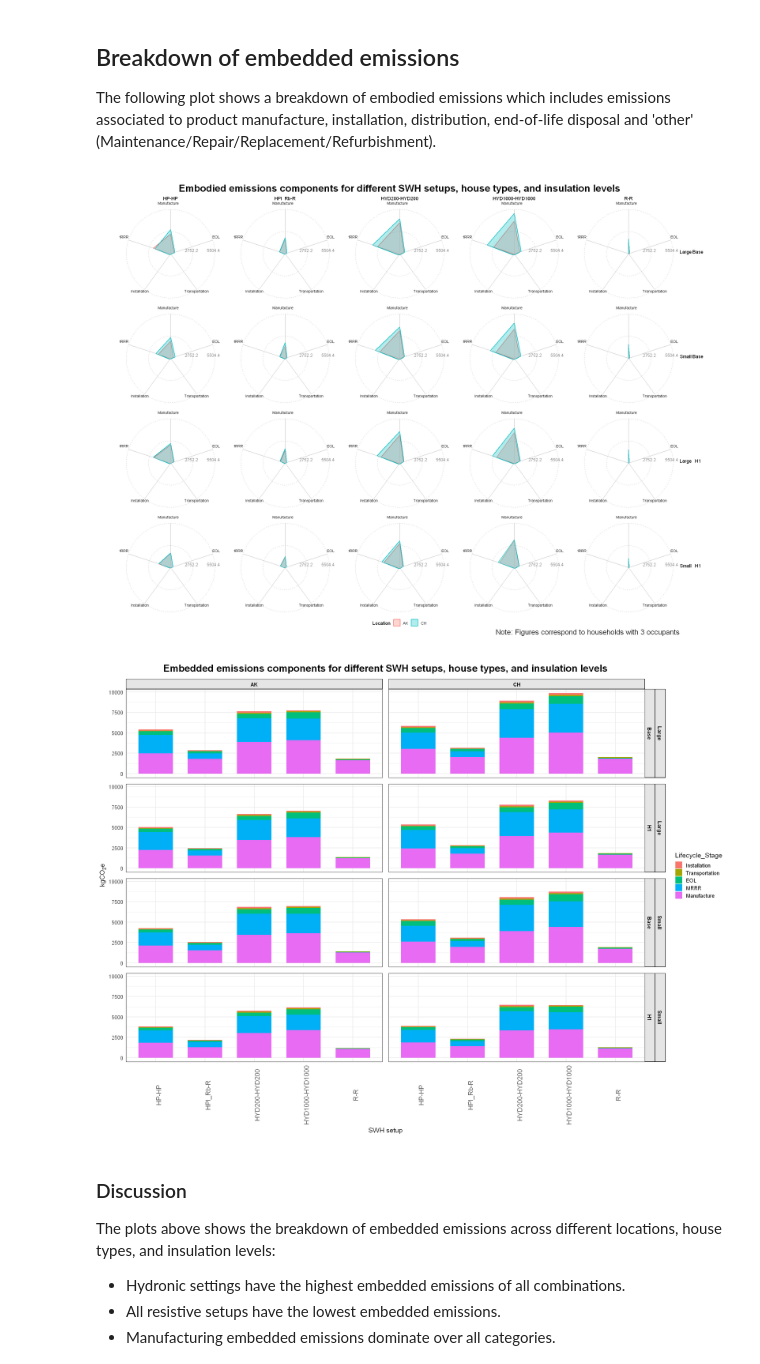
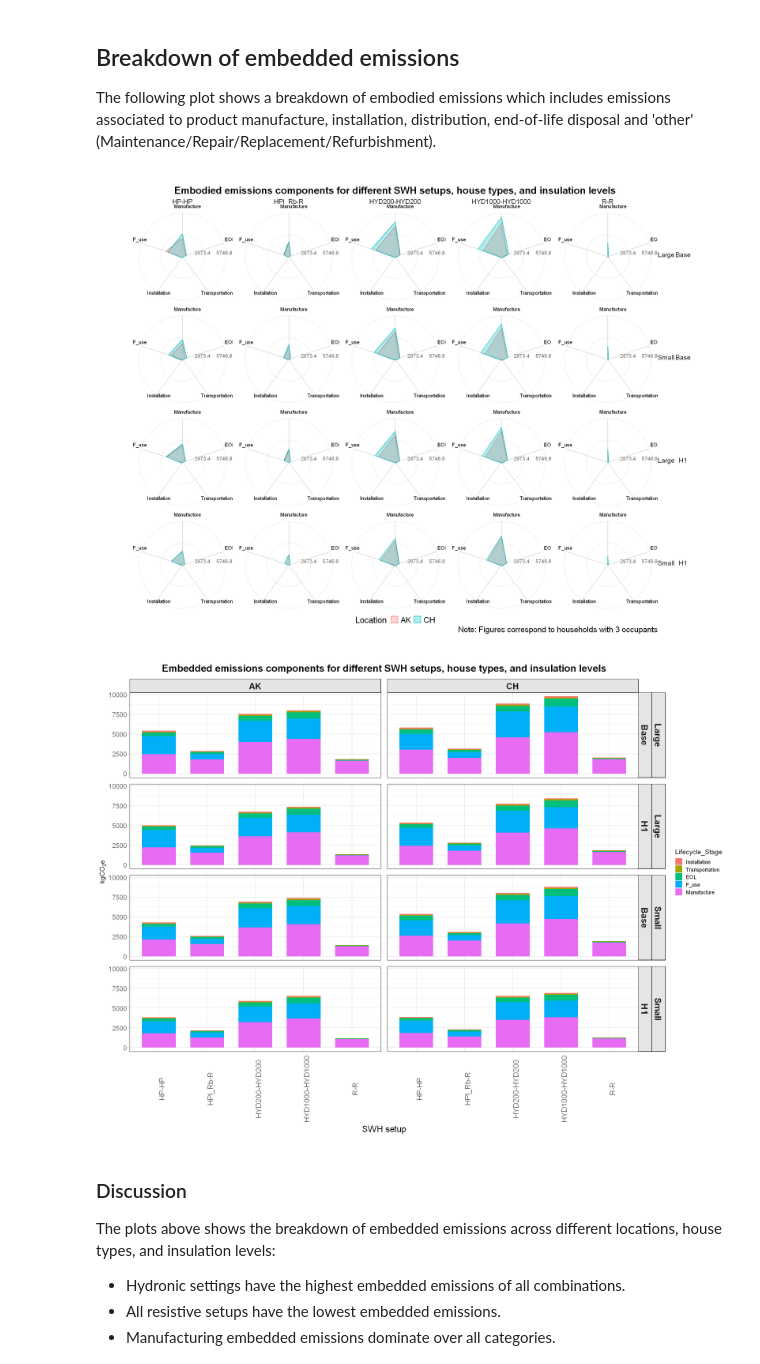
Before and after one commit to pxgo17/EECA_SWH_LCA, a Jupyter notebook: results/SWH_LCA_results.ipynb, the cells around one changed output. Saved outputs shown, nothing was run; the diff lists cells and outputs as text; code cells hidden in the pictures.

```diff
--- a/results/SWH_LCA_results.ipynb
+++ b/results/SWH_LCA_results.ipynb
@@ -963,16 +1051,16 @@ radar_long <- household_lifetime_Call %>%
          Manufacture, Distribution, Installation, EOL, Other) %>%
   distinct() %>%
   rename(
-    MRRR = Other,
+    F_use = Other,
     Transportation = Distribution
   ) %>%
   pivot_longer(
-    cols = c(Manufacture, EOL, MRRR, Transportation, Installation),
+    cols = c(Manufacture, EOL, F_use, Transportation, Installation),
     names_to = "Lifecycle_Stage",
     values_to = "Value"
   ) %>% # Order stages clockwise
   mutate(Lifecycle_Stage = factor(Lifecycle_Stage,
-                                 levels = c("Manufacture", "EOL", "Transportation", "Installation",  "MRRR")))
+                                 levels = c("Manufacture", "EOL", "Transportation", "Installation",  "F_use")))
 
 common_max <- max(radar_long$Value) * 1.1  # 10% padding
 mid_value <- common_max / 2
@@ -1020,7 +1108,7 @@ ggplot() +
     aes(x = value, y = 0, label = label),
     hjust = 0.6,
     vjust = -0.5,
-    size = 3.5,
+    size = 4,
     color = "gray40"
   ) +
   # Filled polygons
@@ -1052,9 +1140,9 @@ ggplot() +
       label = levels(radar_long$Lifecycle_Stage)
     ),
     aes(x = x, y = y, label = label),
-    hjust = 0.6,
+    hjust = 0.3,
     vjust = -0.2,
-    size = 3
+    size = 4
   ) +
   facet_grid(
     rows = vars(insulation, house_type),
@@ -1070,37 +1158,41 @@ ggplot() +
   ) +
   theme(
     legend.position = "bottom",
-    strip.text = element_text(size = 11),
+    legend.title = element_text(size = 20),
+    legend.text = element_text(size = 18),
+    strip.text = element_text(size = 15),
     plot.title = element_text(size = 22, face = "bold", hjust = 0.5, vjust = 2),
-    plot.caption = element_text(size = 16),
-    panel.spacing.x = unit(2, "lines"),   # Increased spacing between facets
-    plot.margin = margin(25, 25, 25, 25)  # Add more space around the plot
+    plot.caption = element_text(size = 18),
+    panel.spacing.x = unit(1, "lines"),   # Increased spacing between facets
+    plot.margin = margin(30, 30, 30, 30)  # Add more space around the plot
   )
 # %% [output]
-[figure, old version]
+[figure, new version]
 # %%
 options(repr.plot.width=20, repr.plot.height=15)
 radar_long %>%
     mutate(Lifecycle_Stage = factor(Lifecycle_Stage,
-                                 levels = c("Installation", "Transportation", "EOL", "MRRR", "Manufacture"))) %>%
+                                 levels = c("Installation", "Transportation", "EOL", "F_use", "Manufacture"))) %>%
     ggplot(aes(x = SH_DW_code, y = Value, fill = Lifecycle_Stage)) +
     geom_col(position = "stack", width = 0.7) +
     facet_grid(house_type + insulation ~ Loc_code) +
     theme_minimal(base_size = 15) +
     labs(x = "SWH setup",
        y = expression(kgCO[2]*e),
        title = "Embedded emissions components for different SWH setups, house types, and insulation levels",
       ) +
     theme(
-        axis.text.x = element_text(angle = 90, hjust = 0.5, size = 15),
-        strip.text = element_text(face = "bold"),
+        axis.text.x = element_text(angle = 90, hjust = 0.5, size = 17),
+        axis.title.x = element_text(size = 20),
+        axis.text.y = element_text(size = 15),
+        strip.text = element_text(face = "bold", size = 20),
         strip.background = element_rect(fill = "gray90", color = "black"),
         panel.border = element_rect(color = "black", fill = NA, size = 0.1),
         panel.spacing = unit(1, "lines"),
         plot.title = element_text(size = 22, face = "bold", hjust = 0.5, vjust = 2)
       )
 # %% [output]
-[figure, old version]
+[figure, new version]
 # %% [markdown]
 ### Discussion
 The plots above shows the breakdown of embedded emissions across different locations, house types, and insulation levels:
```
Also changed, not shown: parts of 28 cells of this notebook, 2 other files.
